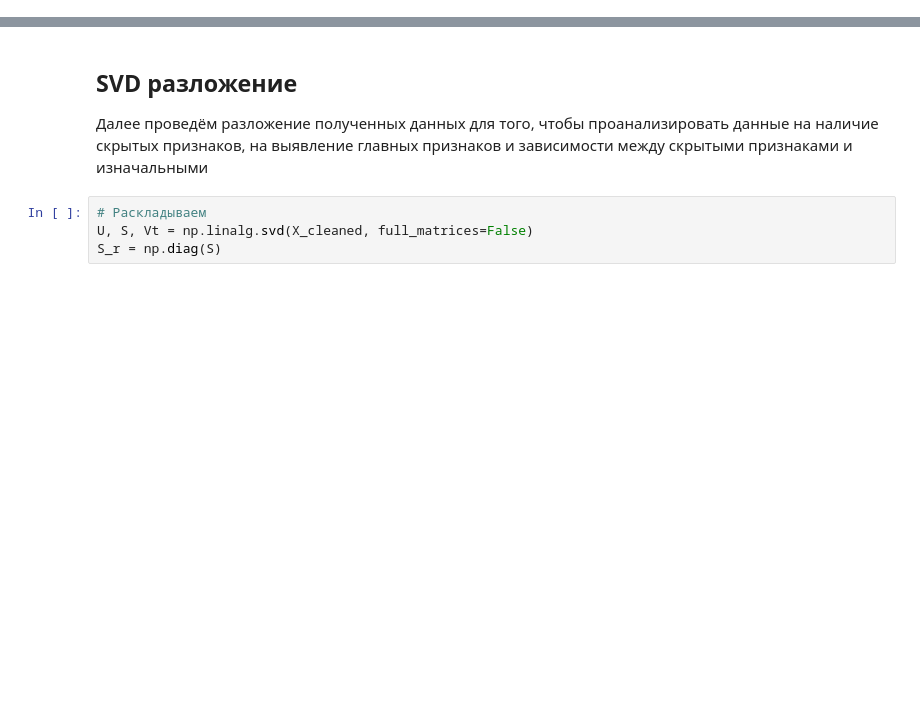
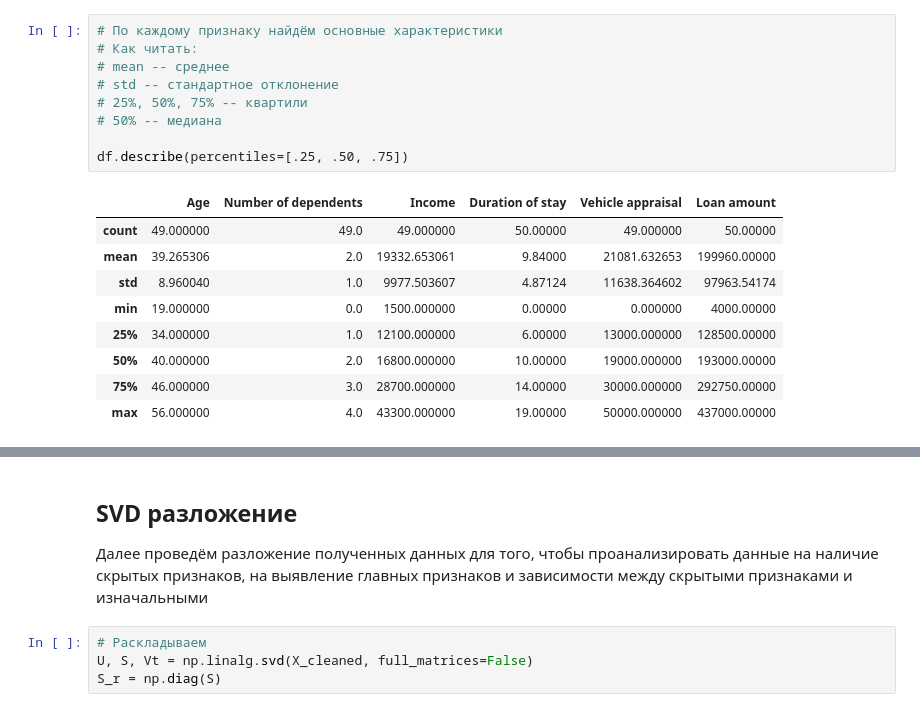
Before and after one commit to GrafVonTee/Kalyagin-Lab1, a Jupyter notebook: lab1.ipynb, the cells around one changed output, grey strips where cells are left out. Drawn from its saved outputs; the diff is of its cells as text; blank space fills up the shorter version.

```diff
--- a/lab1.ipynb
+++ b/lab1.ipynb
@@ -34,0 +58,19 @@ array([[9, 6, 9, 2, 2],
+# %%
+# По каждому признаку найдём основные характеристики
+# Как читать:
+# mean -- среднее
+# std -- стандартное отклонение
+# 25%, 50%, 75% -- квартили
+# 50% -- медиана
+
+df.describe(percentiles=[.25, .50, .75])
+# %% [output]
+|  | Age | Number of dependents | Income | Duration of stay | Vehicle appraisal | Loan amount |
+| count | 49.000000 | 49.0 | 49.000000 | 50.00000 | 49.000000 | 50.00000 |
+| mean | 39.265306 | 2.0 | 19332.653061 | 9.84000 | 21081.632653 | 199960.00000 |
+| std | 8.960040 | 1.0 | 9977.503607 | 4.87124 | 11638.364602 | 97963.54174 |
+| min | 19.000000 | 0.0 | 1500.000000 | 0.00000 | 0.000000 | 4000.00000 |
+| 25% | 34.000000 | 1.0 | 12100.000000 | 6.00000 | 13000.000000 | 128500.00000 |
+| 50% | 40.000000 | 2.0 | 16800.000000 | 10.00000 | 19000.000000 | 193000.00000 |
+| 75% | 46.000000 | 3.0 | 28700.000000 | 14.00000 | 30000.000000 | 292750.00000 |
+| max | 56.000000 | 4.0 | 43300.000000 | 19.00000 | 50000.000000 | 437000.00000 |
```
Also changed, not shown: parts of 14 cells of this notebook, 1 other file.
